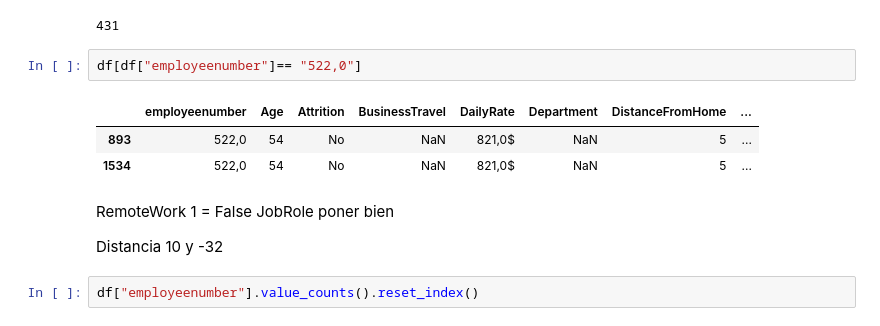
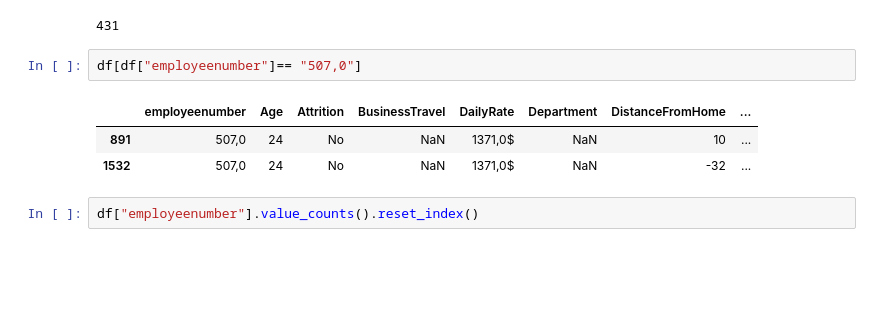
Before and after one commit to luzmarinahg/proyecto_eda_adalab, a Jupyter notebook: FASE-1-EDA.ipynb, the cells around one changed output. Drawn from its saved outputs; the diff is of its cells as text; blank space fills up the shorter version.

```diff
--- a/FASE-1-EDA.ipynb
+++ b/FASE-1-EDA.ipynb
@@ -225,16 +225,11 @@ df["employeenumber"].isnull().sum()
 # %% [output]
 431
 # %%
-df[df["employeenumber"]== "522,0"]
+df[df["employeenumber"]== "507,0"]
 # %% [output]
 |  | employeenumber | Age | Attrition | BusinessTravel | DailyRate | Department | DistanceFromHome | ... |
-| 893 | 522,0 | 54 | No | NaN | 821,0$ | NaN | 5 | ... |
-| 1534 | 522,0 | 54 | No | NaN | 821,0$ | NaN | 5 | ... |
+| 891 | 507,0 | 24 | No | NaN | 1371,0$ | NaN | 10 | ... |
+| 1532 | 507,0 | 24 | No | NaN | 1371,0$ | NaN | -32 | ... |
-# %% [markdown]
-RemoteWork 1 = False
-JobRole poner bien
-
-Distancia 10 y -32
 # %%
 df["employeenumber"].value_counts().reset_index()
 # %% [output]
```
Also changed, not shown: parts of 16 cells of this notebook.
